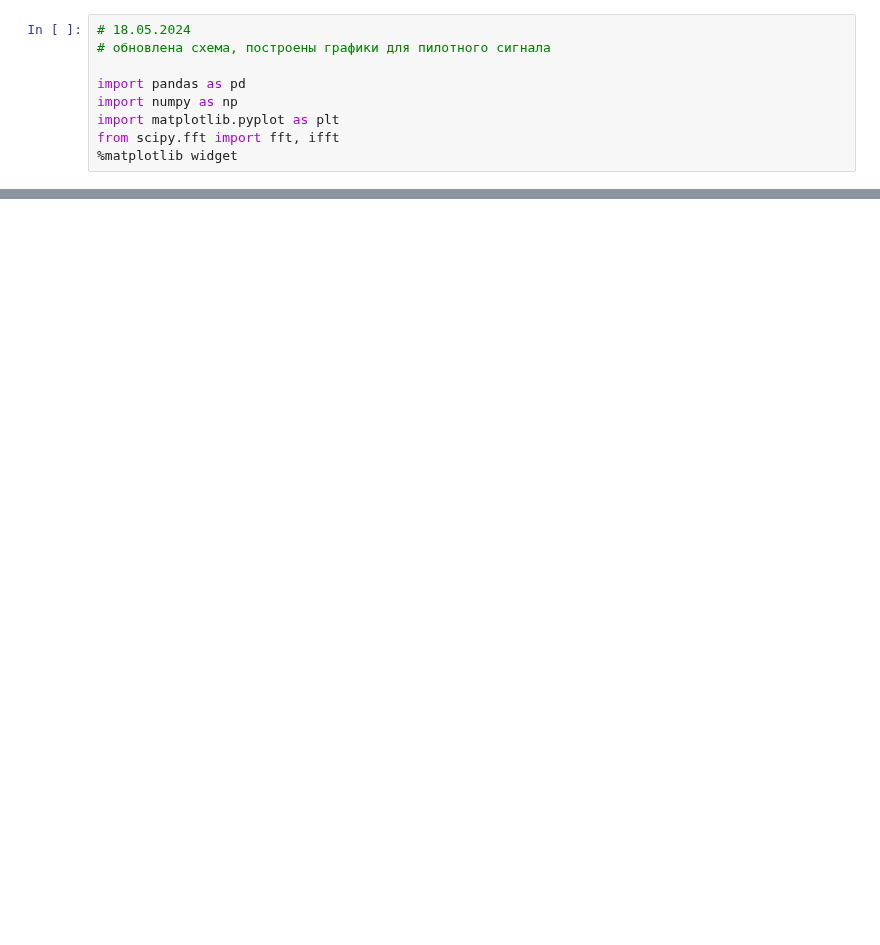
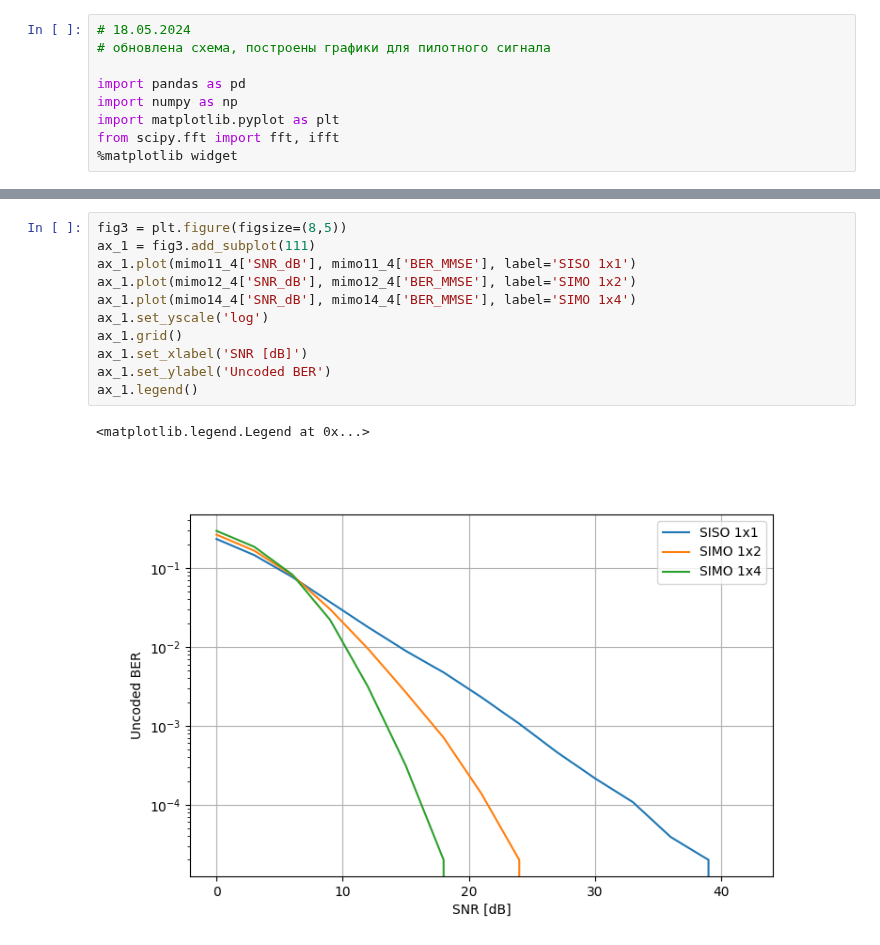
Before and after one commit to isvoropaev02/OFDM, a Jupyter notebook: model_version05/model_performance.ipynb, the cells around one changed output, grey strips where cells are left out. Drawn from its saved outputs; the diff is of its cells as text; blank space fills up the shorter version.

```diff
--- a/model_version05/model_performance.ipynb
+++ b/model_version05/model_performance.ipynb
@@ -86,0 +56,14 @@ plt.show()
+# %%
+fig3 = plt.figure(figsize=(8,5))
+ax_1 = fig3.add_subplot(111)
+ax_1.plot(mimo11_4['SNR_dB'], mimo11_4['BER_MMSE'], label='SISO 1x1')
+ax_1.plot(mimo12_4['SNR_dB'], mimo12_4['BER_MMSE'], label='SIMO 1x2')
+ax_1.plot(mimo14_4['SNR_dB'], mimo14_4['BER_MMSE'], label='SIMO 1x4')
+ax_1.set_yscale('log')
+ax_1.grid()
+ax_1.set_xlabel('SNR [dB]')
+ax_1.set_ylabel('Uncoded BER')
+ax_1.legend()
+# %% [output]
+<matplotlib.legend.Legend at 0x...>
+[figure, added]
```
Also changed, not shown: parts of 13 cells of this notebook, 15 other files.
